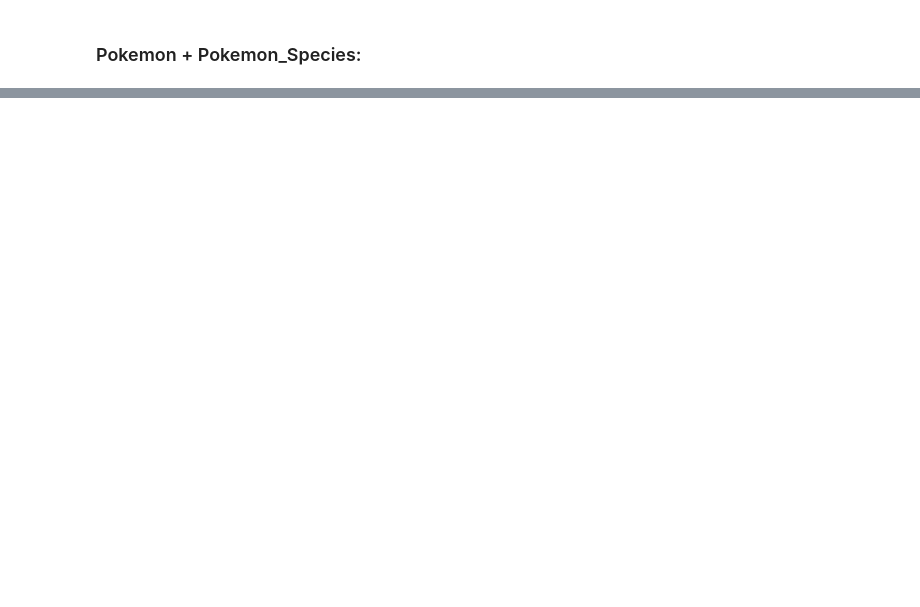
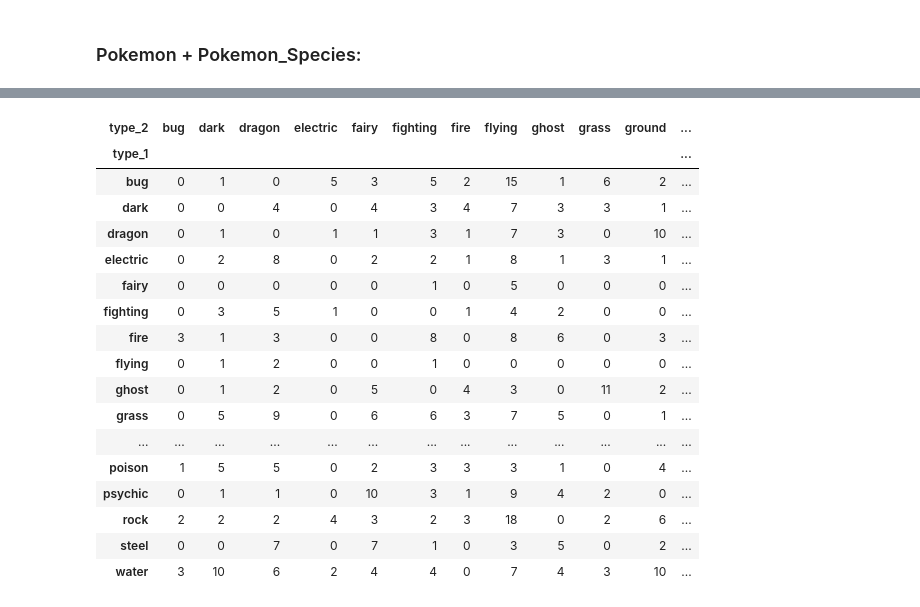
Before and after one commit to Roldao-Neto/Competitive_Pokemon_Data_Analysis, a Jupyter notebook: src/2-silver/pokeapi_cleaning.ipynb, the cells around one changed output, grey strips where cells are left out. Cells and saved outputs as stored; diff of their text form; code cells hidden in the pictures; blank space fills up the shorter version.

```diff
--- a/src/2-silver/pokeapi_cleaning.ipynb
+++ b/src/2-silver/pokeapi_cleaning.ipynb
@@ -338,0 +1393,13 @@ df.head()
+# %%
+# Eternamax (0) and Gigantamax (10000) weights are placeholders: the games show "????"
+df['weight'] = df['weight'].mask(df['weight'].isin([0, 10000]))
+
+# Their base form does not evolve, only the regional form does
+df.loc[df['name'].isin(regional_only_evolutions), 'is_fully_evolved'] = True
+
+# These forms can't evolve
+df.loc[df['name'].isin(non_evolving_forms), 'is_fully_evolved'] = True
+
+print(f"Null weight: {df['weight'].isna().sum()} | Fully evolved: {df['is_fully_evolved'].sum()}")
+print(df.loc[df['name'].isin(regional_only_evolutions), ['name', 'is_fully_evolved']])
+print(df.loc[df['name'].isin(non_evolving_forms), ['name', 'is_fully_evolved']])
@@ -338,0 +1424,13 @@ df.head()
+# %%
+# Data types:
+ability_cols = ['ability_1', 'ability_2', 'hidden_ability']
+
+df[stat_cols] = df[stat_cols].astype('int16')
+df['weight'] = df['weight'].astype('Int16')
+df['species_id'] = df['species_id'].astype('int16')
+df['generation'] = df['generation'].astype('int8')
+df[type_cols + ability_cols] = df[type_cols + ability_cols].astype('str')
+
+print(df.dtypes)
+print(f"----------\nIndex dtype: {df.index.dtype}")
+print(f"Names not in kebab-case: {(~df['name'].str.fullmatch(r'[a-z0-9-]+')).sum()}")
@@ -338,0 +1483,21 @@ df.head()
+# %%
+pd.crosstab(df['type_1'], df['type_2'].fillna('none'))
+# %% [output]
+| type_2 | bug | dark | dragon | electric | fairy | fighting | fire | flying | ghost | grass | ground | ... |
+| type_1 |  |  |  |  |  |  |  |  |  |  |  | ... |
+| bug | 0 | 1 | 0 | 5 | 3 | 5 | 2 | 15 | 1 | 6 | 2 | ... |
+| dark | 0 | 0 | 4 | 0 | 4 | 3 | 4 | 7 | 3 | 3 | 1 | ... |
+| dragon | 0 | 1 | 0 | 1 | 1 | 3 | 1 | 7 | 3 | 0 | 10 | ... |
+| electric | 0 | 2 | 8 | 0 | 2 | 2 | 1 | 8 | 1 | 3 | 1 | ... |
+| fairy | 0 | 0 | 0 | 0 | 0 | 1 | 0 | 5 | 0 | 0 | 0 | ... |
+| fighting | 0 | 3 | 5 | 1 | 0 | 0 | 1 | 4 | 2 | 0 | 0 | ... |
+| fire | 3 | 1 | 3 | 0 | 0 | 8 | 0 | 8 | 6 | 0 | 3 | ... |
+| flying | 0 | 1 | 2 | 0 | 0 | 1 | 0 | 0 | 0 | 0 | 0 | ... |
+| ghost | 0 | 1 | 2 | 0 | 5 | 0 | 4 | 3 | 0 | 11 | 2 | ... |
+| grass | 0 | 5 | 9 | 0 | 6 | 6 | 3 | 7 | 5 | 0 | 1 | ... |
+| ... | ... | ... | ... | ... | ... | ... | ... | ... | ... | ... | ... | ... |
+| poison | 1 | 5 | 5 | 0 | 2 | 3 | 3 | 3 | 1 | 0 | 4 | ... |
+| psychic | 0 | 1 | 1 | 0 | 10 | 3 | 1 | 9 | 4 | 2 | 0 | ... |
+| rock | 2 | 2 | 2 | 4 | 3 | 2 | 3 | 18 | 0 | 2 | 6 | ... |
+| steel | 0 | 0 | 7 | 0 | 7 | 1 | 0 | 3 | 5 | 0 | 2 | ... |
+| water | 3 | 10 | 6 | 2 | 4 | 4 | 0 | 7 | 4 | 3 | 10 | ... |
```
Also changed, not shown: parts of 60 cells of this notebook.
